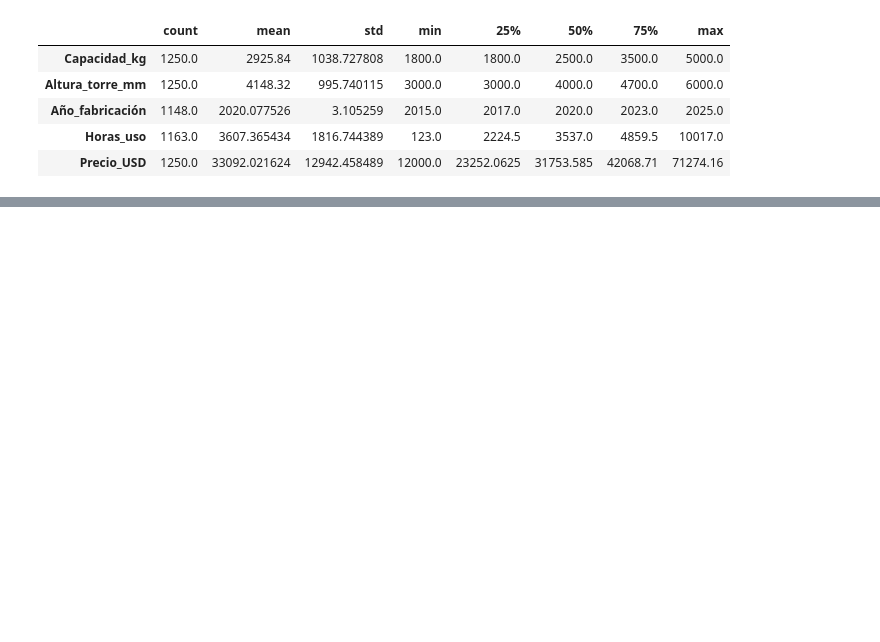
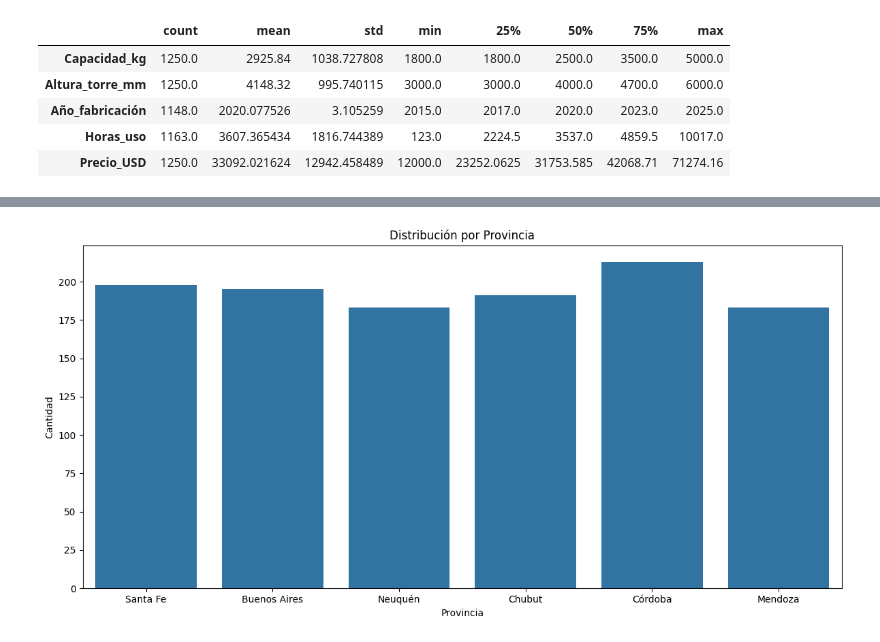
Before and after one commit to ameschini2206/DSII-Primera_Entrega_Alejandro_Meschini, a Jupyter notebook: Primera_Entrega.ipynb, the cells around one changed output, grey strips where cells are left out. Cells and saved outputs as stored; diff of their text form; code cells hidden in the pictures; blank space fills up the shorter version.

```diff
--- a/Primera_Entrega.ipynb
+++ b/Primera_Entrega.ipynb
@@ -117,0 +174,10 @@ df.describe().T
+# %%
+plt.figure(figsize=(12,6))
+sns.countplot(x='Provincia', data=df)
+plt.title("Distribución por Provincia")
+plt.xlabel("Provincia")
+plt.ylabel("Cantidad")
+plt.tight_layout()
+plt.show()
+# %% [output]
+[figure, added]
```
Also changed, not shown: parts of 10 cells of this notebook.
